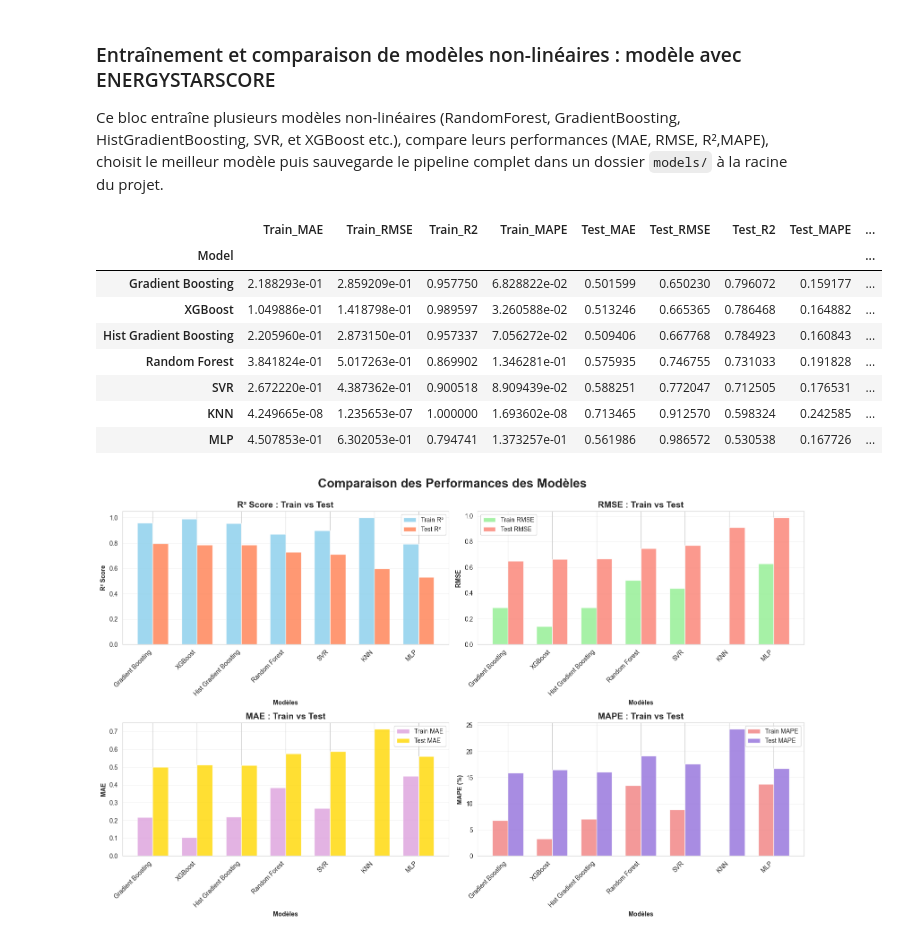
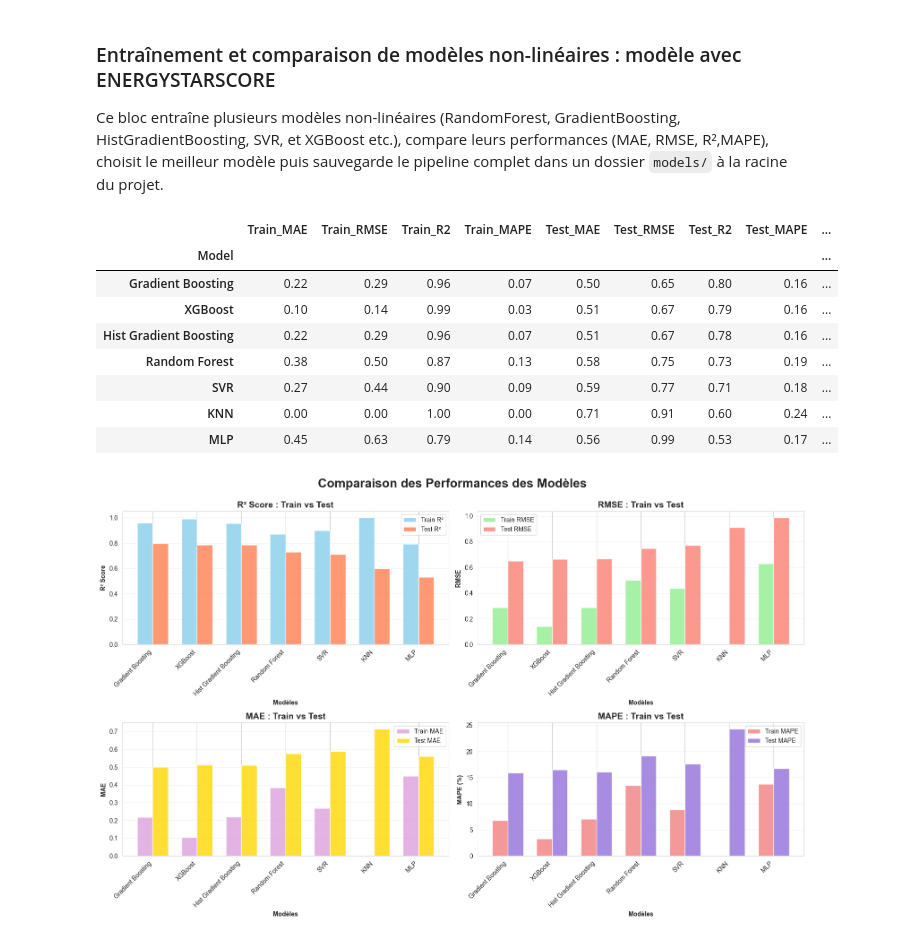
Before and after one commit to Ben10-som/ML-prediction-CO2, a Jupyter notebook: notebooks/06_modeling_pipeline.ipynb, the cells around one changed output. Cells and saved outputs as stored; diff of their text form; code cells hidden in the pictures.

```diff
--- a/notebooks/06_modeling_pipeline.ipynb
+++ b/notebooks/06_modeling_pipeline.ipynb
@@ -666,41 +666,41 @@ for model_name, model in models.items():
 
     except Exception as e:
         results.append({
             'Model': model_name,
             'Train_MAE': np.nan,
             'Train_RMSE': np.nan,
             'Train_R2': np.nan,
             'Train_MAPE': np.nan,
             'Test_MAE': np.nan,
             'Test_RMSE': np.nan,
             'Test_R2': np.nan,
             'Test_MAPE': np.nan,
             'Test_MAE_Original': np.nan,
             'Test_RMSE_Original': np.nan,
             'Overfitting_R2': np.nan,
             'Overfitting_RMSE': np.nan,
             'Train_Time_s': np.nan,
             'Error': str(e)
         })
 
 # Créer le DataFrame des résultats
 results_df = pd.DataFrame(results).set_index('Model')
 
 # Trier par Test_R2
 results_df = results_df.sort_values('Test_R2', ascending=False)
-
+results_df = results_df.round(2)
 # Afficher
 results_df
 # %% [output]
 |  | Train_MAE | Train_RMSE | Train_R2 | Train_MAPE | Test_MAE | Test_RMSE | Test_R2 | Test_MAPE | ... |
 | Model |  |  |  |  |  |  |  |  | ... |
-| Gradient Boosting | 2.188293e-01 | 2.859209e-01 | 0.957750 | 6.828822e-02 | 0.501599 | 0.650230 | 0.796072 | 0.159177 | ... |
-| XGBoost | 1.049886e-01 | 1.418798e-01 | 0.989597 | 3.260588e-02 | 0.513246 | 0.665365 | 0.786468 | 0.164882 | ... |
-| Hist Gradient Boosting | 2.205960e-01 | 2.873150e-01 | 0.957337 | 7.056272e-02 | 0.509406 | 0.667768 | 0.784923 | 0.160843 | ... |
-| Random Forest | 3.841824e-01 | 5.017263e-01 | 0.869902 | 1.346281e-01 | 0.575935 | 0.746755 | 0.731033 | 0.191828 | ... |
-| SVR | 2.672220e-01 | 4.387362e-01 | 0.900518 | 8.909439e-02 | 0.588251 | 0.772047 | 0.712505 | 0.176531 | ... |
-| KNN | 4.249665e-08 | 1.235653e-07 | 1.000000 | 1.693602e-08 | 0.713465 | 0.912570 | 0.598324 | 0.242585 | ... |
-| MLP | 4.507853e-01 | 6.302053e-01 | 0.794741 | 1.373257e-01 | 0.561986 | 0.986572 | 0.530538 | 0.167726 | ... |
+| Gradient Boosting | 0.22 | 0.29 | 0.96 | 0.07 | 0.50 | 0.65 | 0.80 | 0.16 | ... |
+| XGBoost | 0.10 | 0.14 | 0.99 | 0.03 | 0.51 | 0.67 | 0.79 | 0.16 | ... |
+| Hist Gradient Boosting | 0.22 | 0.29 | 0.96 | 0.07 | 0.51 | 0.67 | 0.78 | 0.16 | ... |
+| Random Forest | 0.38 | 0.50 | 0.87 | 0.13 | 0.58 | 0.75 | 0.73 | 0.19 | ... |
+| SVR | 0.27 | 0.44 | 0.90 | 0.09 | 0.59 | 0.77 | 0.71 | 0.18 | ... |
+| KNN | 0.00 | 0.00 | 1.00 | 0.00 | 0.71 | 0.91 | 0.60 | 0.24 | ... |
+| MLP | 0.45 | 0.63 | 0.79 | 0.14 | 0.56 | 0.99 | 0.53 | 0.17 | ... |
 # %%
 import matplotlib.pyplot as plt
 import seaborn as sns
```
